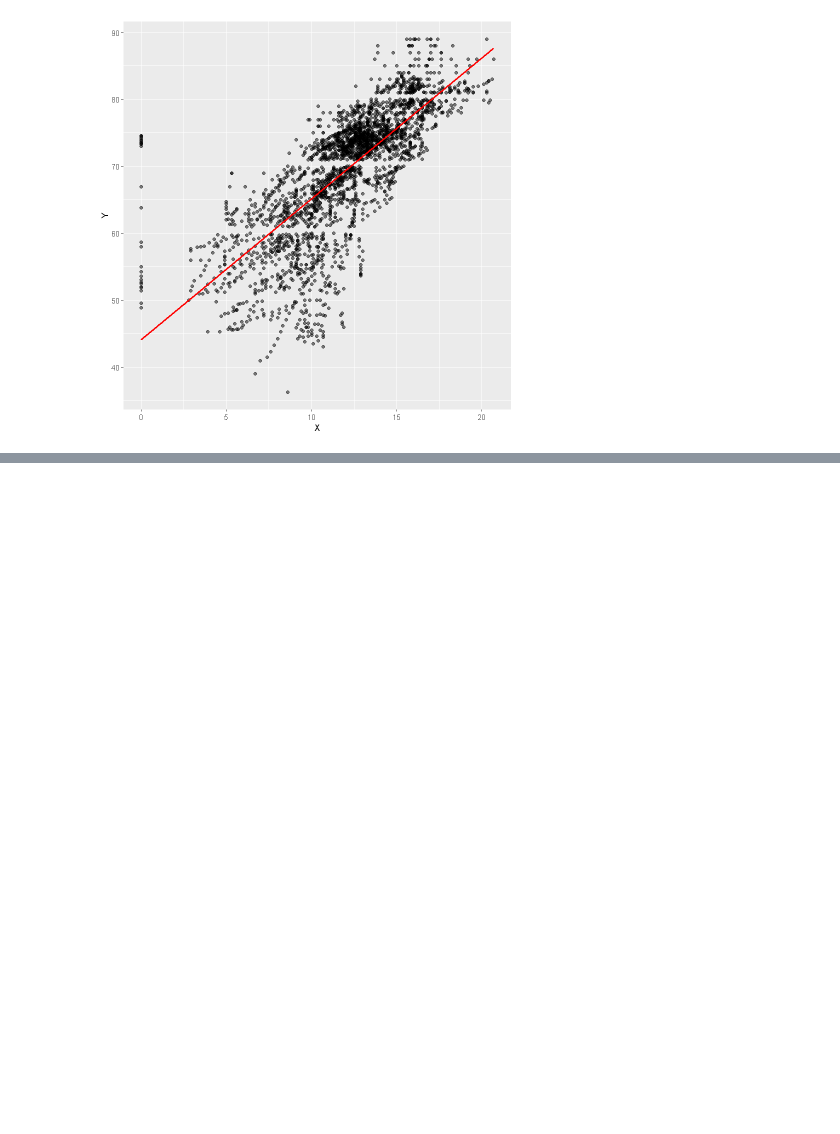
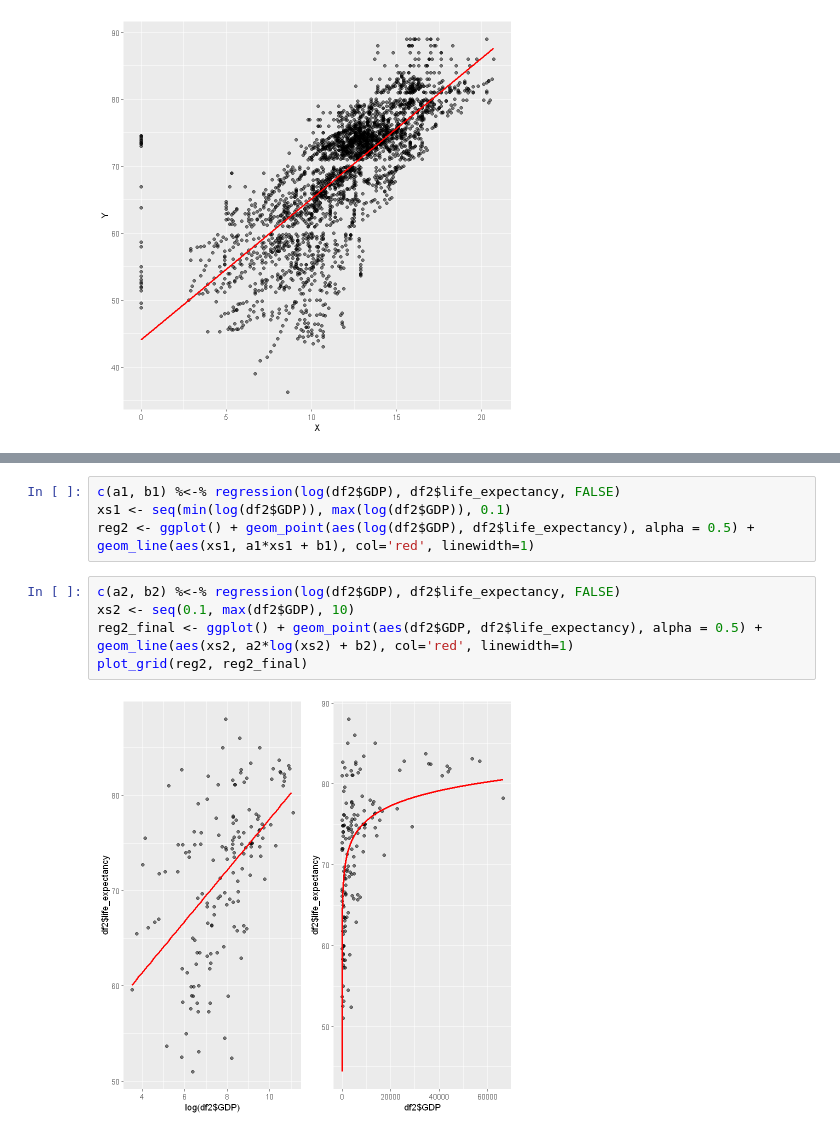
Before and after one commit to Szymex49/What_affects_life_expectancy-statistical_analysis, a Jupyter notebook: Wiktorowski.ipynb, the cells around one changed output, grey strips where cells are left out. Drawn from its saved outputs; the diff is of its cells as text; blank space fills up the shorter version.

```diff
--- a/Wiktorowski.ipynb
+++ b/Wiktorowski.ipynb
@@ -62,0 +77,11 @@ regression(df$schooling, df$life_expectancy)
+# %%
+c(a1, b1) %<-% regression(log(df2$GDP), df2$life_expectancy, FALSE)
+xs1 <- seq(min(log(df2$GDP)), max(log(df2$GDP)), 0.1)
+reg2 <- ggplot() + geom_point(aes(log(df2$GDP), df2$life_expectancy), alpha = 0.5) + geom_line(aes(xs1, a1*xs1 + b1), col='red', linewidth=1)
+# %%
+c(a2, b2) %<-% regression(log(df2$GDP), df2$life_expectancy, FALSE)
+xs2 <- seq(0.1, max(df2$GDP), 10)
+reg2_final <- ggplot() + geom_point(aes(df2$GDP, df2$life_expectancy), alpha = 0.5) + geom_line(aes(xs2, a2*log(xs2) + b2), col='red', linewidth=1)
+plot_grid(reg2, reg2_final)
+# %% [output]
+[figure, added]
```
Also changed, not shown: parts of 6 cells of this notebook, 1 other file.
